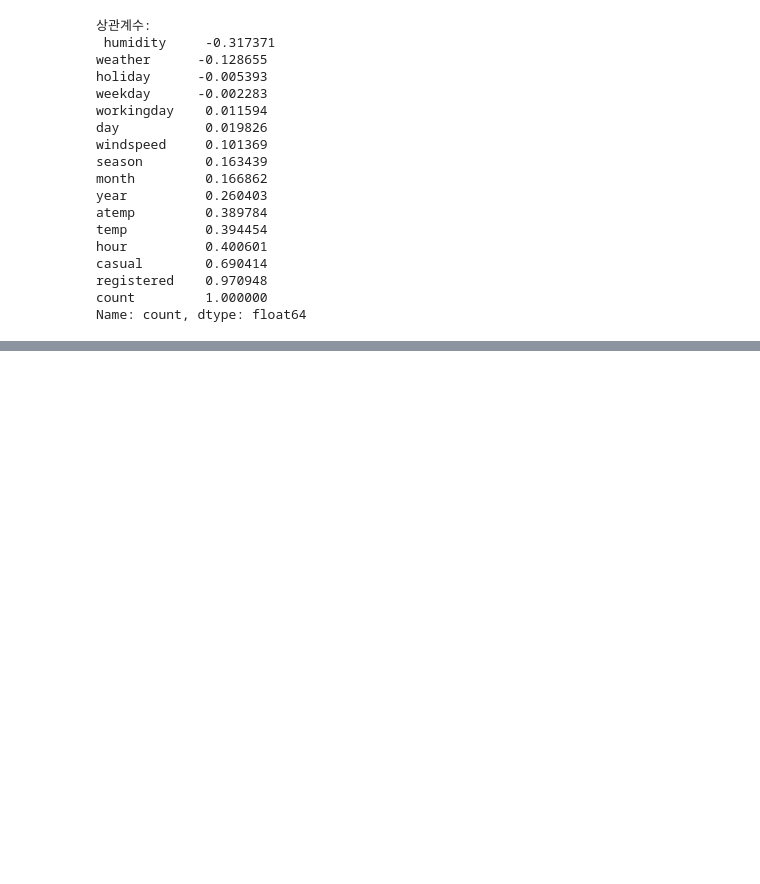
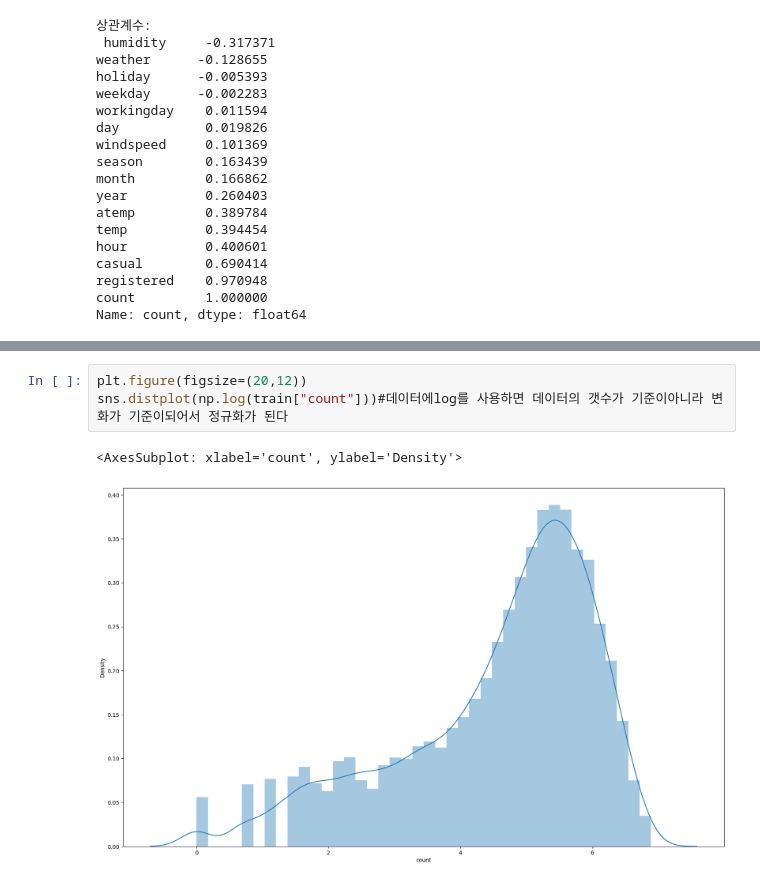
Before and after one commit to kbs1027/Kaggle, a Jupyter notebook: bike-sharing-demand/bike.ipynb, the cells around one changed output, grey strips where cells are left out. Saved outputs shown, nothing was run; the diff lists cells and outputs as text; blank space fills up the shorter version.

```diff
--- a/bike-sharing-demand/bike.ipynb
+++ b/bike-sharing-demand/bike.ipynb
@@ -266,0 +323,6 @@ Name: count, dtype: float64
+# %%
+plt.figure(figsize=(20,12))
+sns.distplot(np.log(train["count"]))#데이터에log를 사용하면 데이터의 갯수가 기준이아니라 변화가 기준이되어서 정규화가 된다
+# %% [output]
+<AxesSubplot: xlabel='count', ylabel='Density'>
+[figure, added]
```
Also changed, not shown: parts of 9 cells of this notebook, 1 other file.
